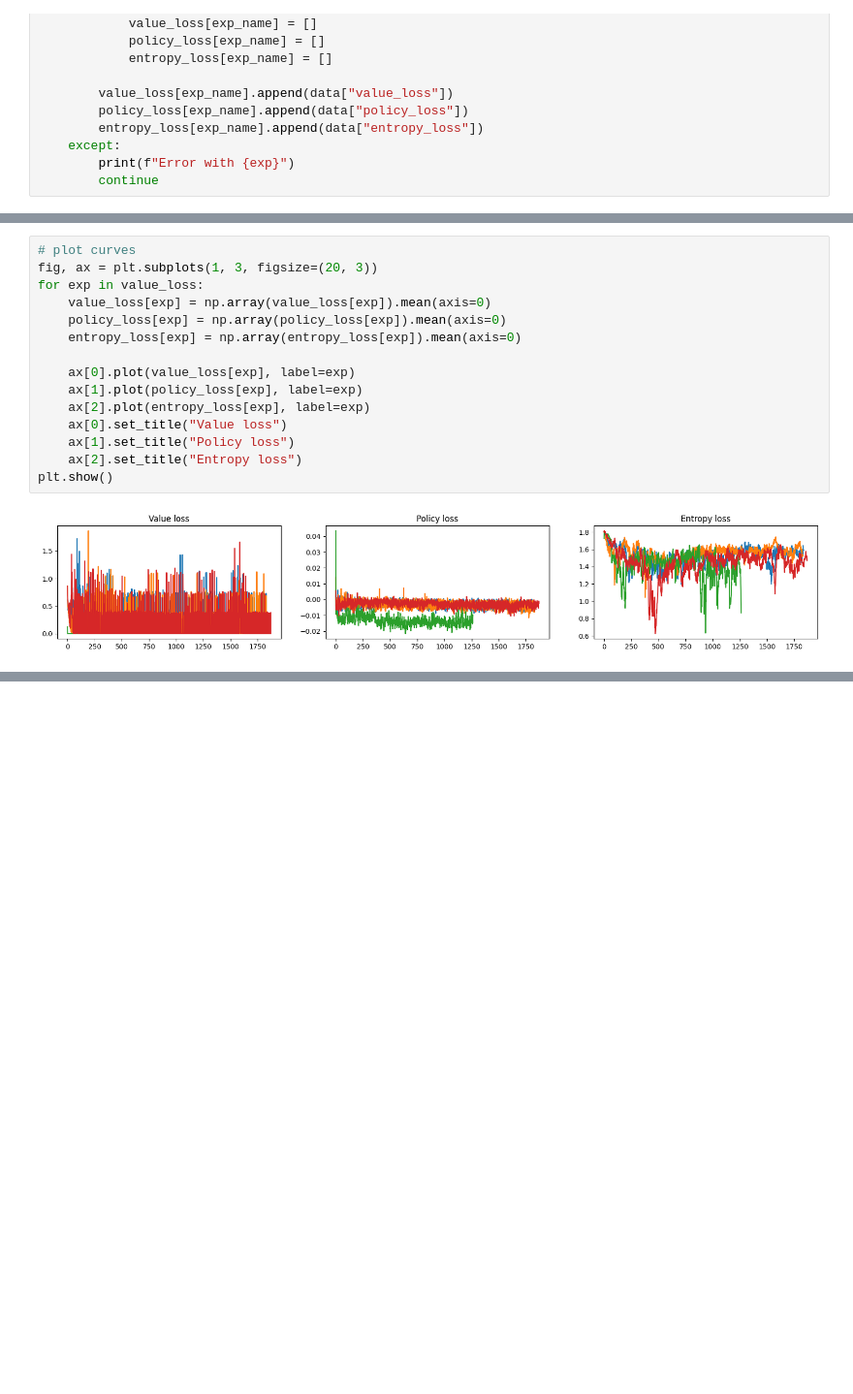
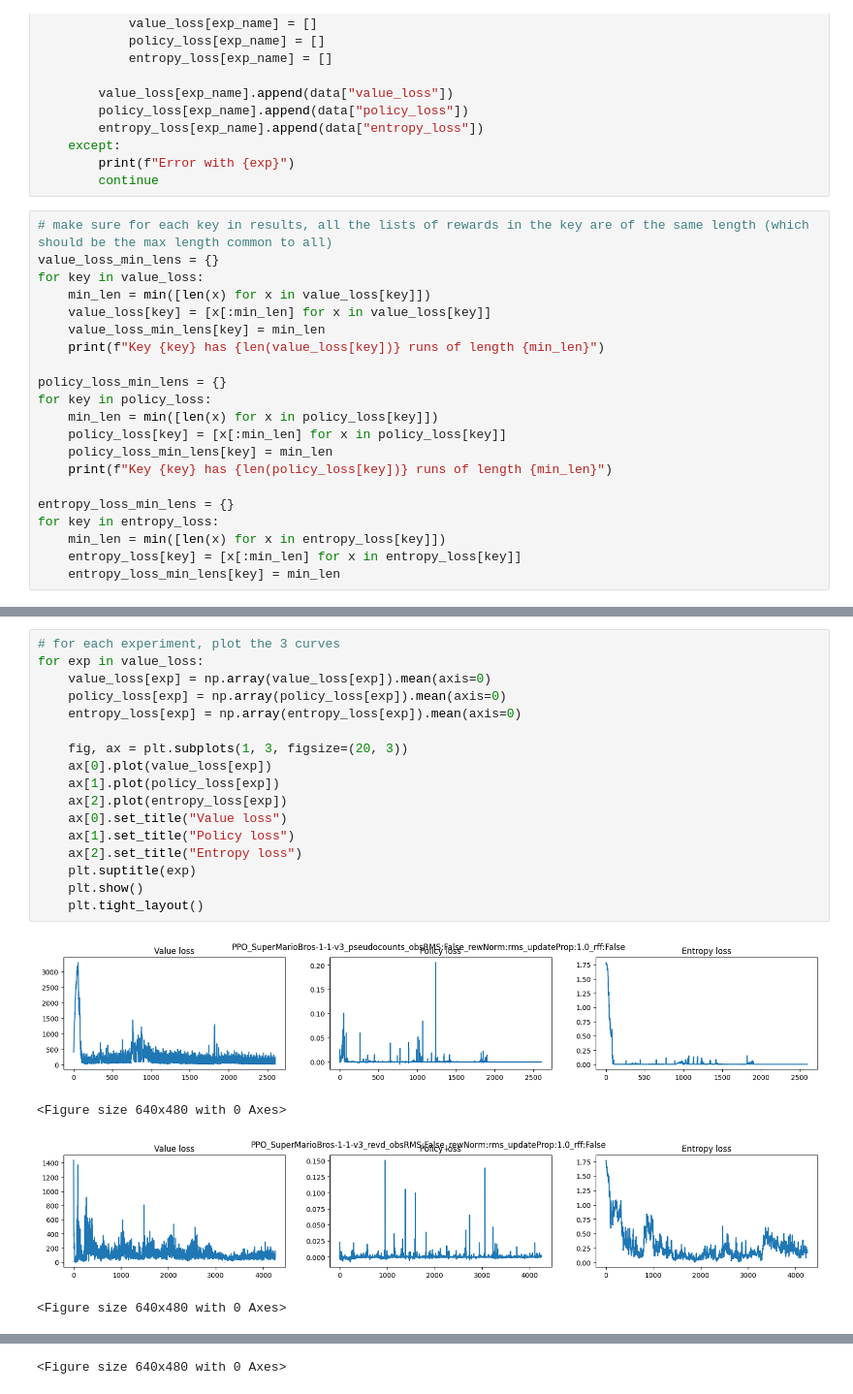
Before and after one commit to RLE-Foundation/rllte, a Jupyter notebook: src/plot_loss.ipynb, the cells around one changed output, grey strips where cells are left out. Shown: that part at 97% size. Cells and saved outputs as stored; diff of their text form; blank space fills up the shorter version.

```diff
--- a/src/plot_loss.ipynb
+++ b/src/plot_loss.ipynb
@@ -29,3 +29,24 @@ for exp in exps:
     except:
         print(f"Error with {exp}")
         continue
+# %%
+# make sure for each key in results, all the lists of rewards in the key are of the same length (which should be the max length common to all)
+value_loss_min_lens = {}
+for key in value_loss:
+    min_len = min([len(x) for x in value_loss[key]])
+    value_loss[key] = [x[:min_len] for x in value_loss[key]]
+    value_loss_min_lens[key] = min_len
+    print(f"Key {key} has {len(value_loss[key])} runs of length {min_len}")
+
+policy_loss_min_lens = {}
+for key in policy_loss:
+    min_len = min([len(x) for x in policy_loss[key]])
+    policy_loss[key] = [x[:min_len] for x in policy_loss[key]]
+    policy_loss_min_lens[key] = min_len
+    print(f"Key {key} has {len(policy_loss[key])} runs of length {min_len}")
+
+entropy_loss_min_lens = {}
+for key in entropy_loss:
+    min_len = min([len(x) for x in entropy_loss[key]])
+    entropy_loss[key] = [x[:min_len] for x in entropy_loss[key]]
+    entropy_loss_min_lens[key] = min_len
@@ -32,17 +74,22 @@ for exp in exps:
 # %%
-# plot curves
-fig, ax = plt.subplots(1, 3, figsize=(20, 3))
+# for each experiment, plot the 3 curves
 for exp in value_loss:
     value_loss[exp] = np.array(value_loss[exp]).mean(axis=0)
     policy_loss[exp] = np.array(policy_loss[exp]).mean(axis=0)
     entropy_loss[exp] = np.array(entropy_loss[exp]).mean(axis=0)
 
-    ax[0].plot(value_loss[exp], label=exp)
-    ax[1].plot(policy_loss[exp], label=exp)
-    ax[2].plot(entropy_loss[exp], label=exp)
+    fig, ax = plt.subplots(1, 3, figsize=(20, 3))
+    ax[0].plot(value_loss[exp])
+    ax[1].plot(policy_loss[exp])
+    ax[2].plot(entropy_loss[exp])
     ax[0].set_title("Value loss")
     ax[1].set_title("Policy loss")
     ax[2].set_title("Entropy loss")
-plt.show()
+    plt.suptitle(exp)
+    plt.show()
+    plt.tight_layout()
 # %% [output]
-[figure, old version]
+[figure, new version]
+<Figure size 640x480 with 0 Axes>
+[figure, added]
+<Figure size 640x480 with 0 Axes>
@@ -48,0 +97 @@ plt.show()
+<Figure size 640x480 with 0 Axes>
```
Also changed, not shown: parts of 2 cells of this notebook, 3 other files.
